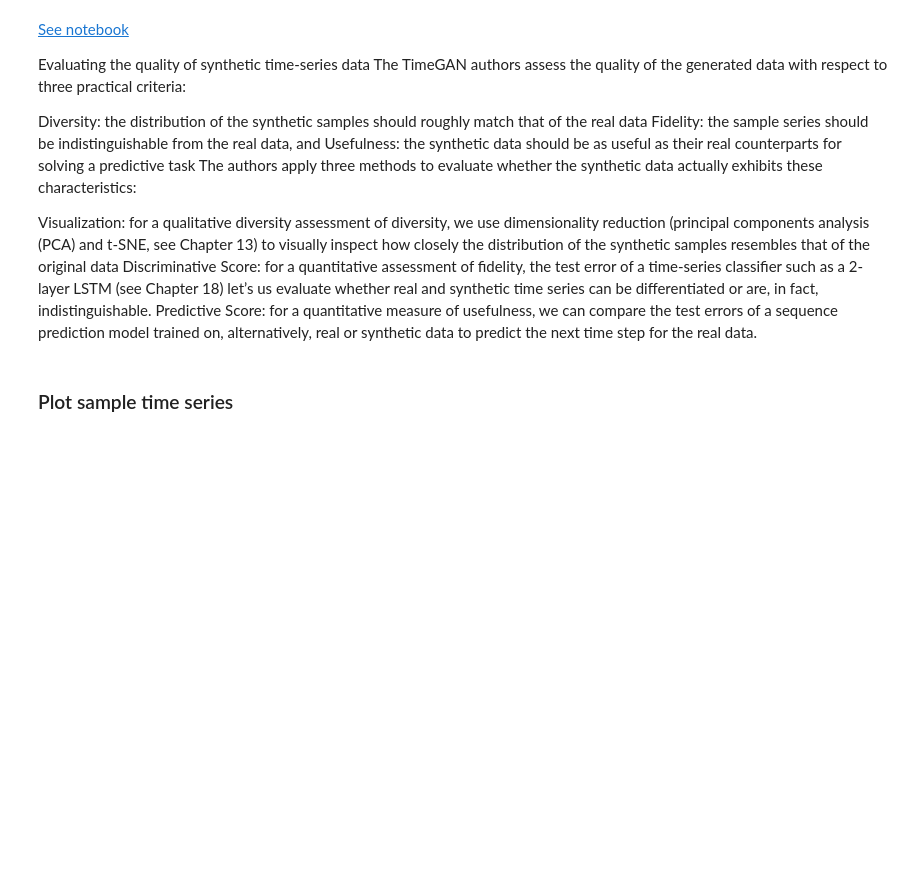
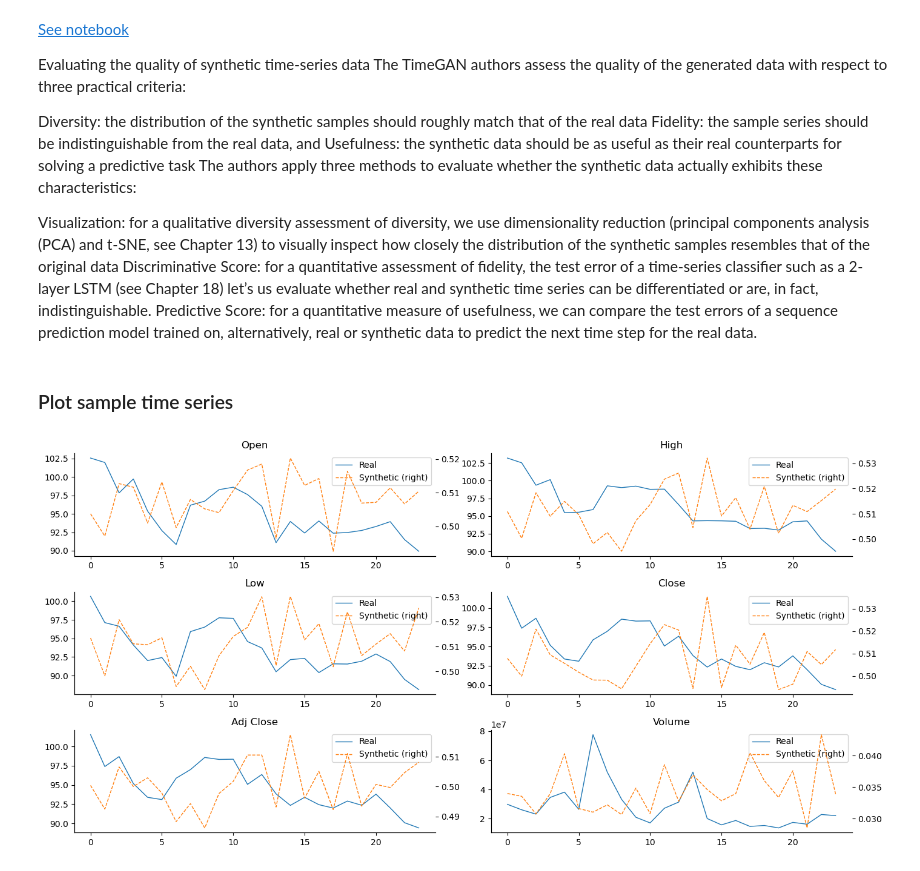
Before and after one commit to philbeliveau/GAN, a Jupyter notebook: TimeGAN/Time_GAN_Version2.ipynb, the cells around one changed output. Saved outputs shown, nothing was run; the diff lists cells and outputs as text; code cells hidden in the pictures; blank space fills up the shorter version.

```diff
--- a/TimeGAN/Time_GAN_Version2.ipynb
+++ b/TimeGAN/Time_GAN_Version2.ipynb
@@ -687,9 +698,10 @@ d.shape
 # %%
+n_windows = 3686
 generated_data = []
 for i in range(int(n_windows / batch_size)):
-    random_series_iter = iter(random_series)
     Z_ = next(random_series_iter)
-    Z_ = torch.Tensor(Z_[0])
-    Z_ = Z_.squeeze(-1)
     d = synthetic_data(Z_)
     generated_data.append(d)
+# %%
+for i, tensor in enumerate(generated_data):
+    print(f"Shape of tensor {i}: {tensor.shape}")
@@ -706,14 +732,2 @@ generated_data_array.shape
 # %% [markdown]
 ### Rescale
-# %%
-import numpy as np
-
-# Convert each tensor to a numpy array and stack them
-# generated_data_array = np.stack([tensor.detach().numpy() for tensor in generated_data])
-
-# Now you can reshape and transform the data
-generated_data = (scaler.inverse_transform(generated_data_array.reshape(-1, n_seq))
-                  .reshape(-1, seq_len, n_seq))
-
-flattened_data = generated_data.ravel()
-flattened_data.shape
@@ -720,3 +756,7 @@ flattened_data.shape
+# %%
+# Renormalization
+generated_data = generated_data * max_val
+generated_data = generated_data + min_val
 # %%
 # # Persist data
 # with pd.HDFStore(hdf_store) as store:
@@ -751,0 +783,23 @@ plt.show()
+# %%
+import seaborn as sns
+fig, axes = plt.subplots(nrows=3, ncols=2, figsize=(14, 7))
+axes = axes.flatten()
+
+index = list(range(1, 25))
+synthetic = generated_data[np.random.randint(n_windows)]
+
+idx = np.random.randint(len(df) - seq_len)
+real = df.iloc[idx: idx + seq_len]
+
+tickers = ['Open', 'High', 'Low', 'Close', 'Adj Close', 'Volume']
+for j, ticker in enumerate(tickers):
+    (pd.DataFrame({'Real': real.iloc[:, j].values,
+                   'Synthetic': synthetic[:, j]})
+     .plot(ax=axes[j],
+           title=ticker,
+           secondary_y='Synthetic', style=['-', '--'],
+           lw=1))
+sns.despine()
+fig.tight_layout()
+# %% [output]
+[figure, added]
```
Also changed, not shown: parts of 30 cells of this notebook, 18 other files.
